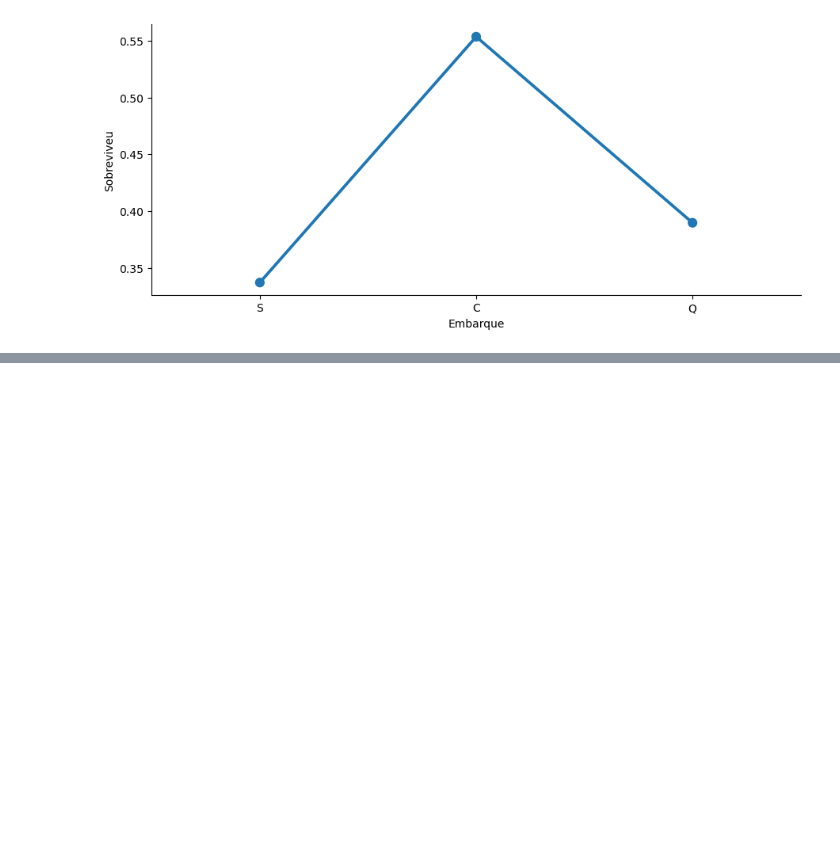
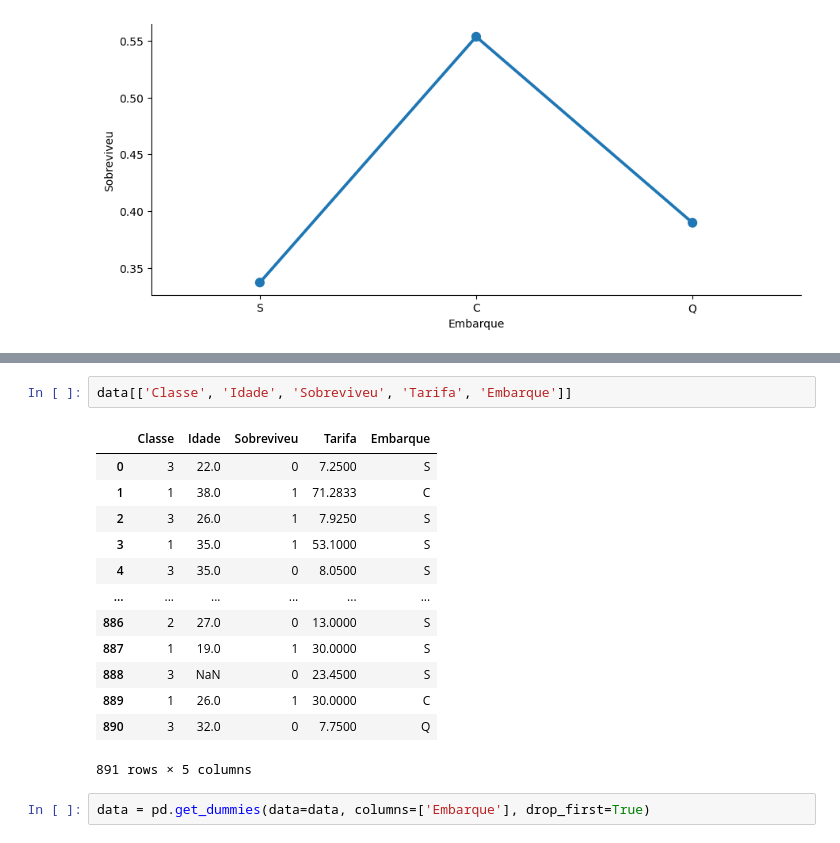
Before and after one commit to phillrog/py-machine-learning, a Jupyter notebook: notebooks/5 - visualização de dados/mod5.ipynb, the cells around one changed output, grey strips where cells are left out. Drawn from its saved outputs; the diff is of its cells as text; blank space fills up the shorter version.

```diff
--- a/notebooks/5 - visualização de dados/mod5.ipynb
+++ b/notebooks/5 - visualização de dados/mod5.ipynb
@@ -321,0 +328,18 @@ plt.show()
+# %%
+data[['Classe', 'Idade', 'Sobreviveu', 'Tarifa', 'Embarque']]
+# %% [output]
+|  | Classe | Idade | Sobreviveu | Tarifa | Embarque |
+| 0 | 3 | 22.0 | 0 | 7.2500 | S |
+| 1 | 1 | 38.0 | 1 | 71.2833 | C |
+| 2 | 3 | 26.0 | 1 | 7.9250 | S |
+| 3 | 1 | 35.0 | 1 | 53.1000 | S |
+| 4 | 3 | 35.0 | 0 | 8.0500 | S |
+| ... | ... | ... | ... | ... | ... |
+| 886 | 2 | 27.0 | 0 | 13.0000 | S |
+| 887 | 1 | 19.0 | 1 | 30.0000 | S |
+| 888 | 3 | NaN | 0 | 23.4500 | S |
+| 889 | 1 | 26.0 | 1 | 30.0000 | C |
+| 890 | 3 | 32.0 | 0 | 7.7500 | Q |
+891 rows × 5 columns
+# %%
+data = pd.get_dummies(data=data, columns=['Embarque'], drop_first=True)
```
Also changed, not shown: parts of 39 cells of this notebook.
